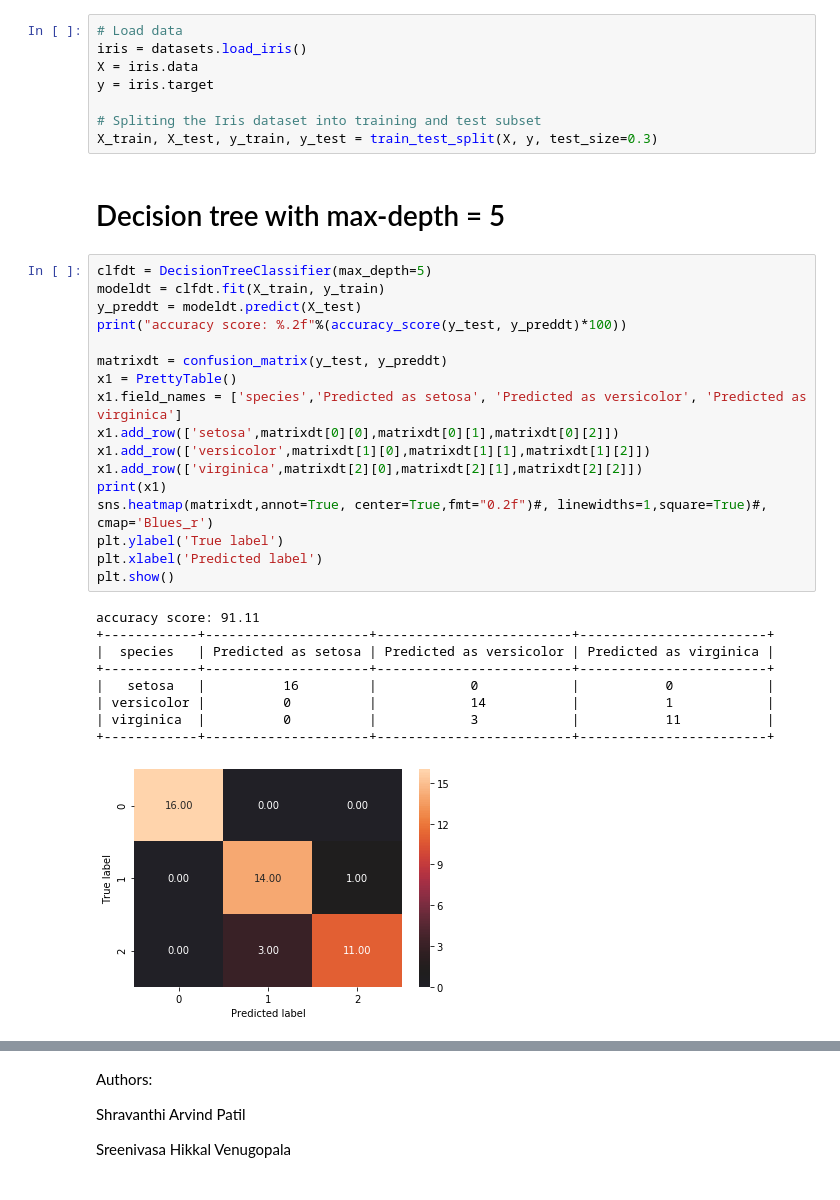
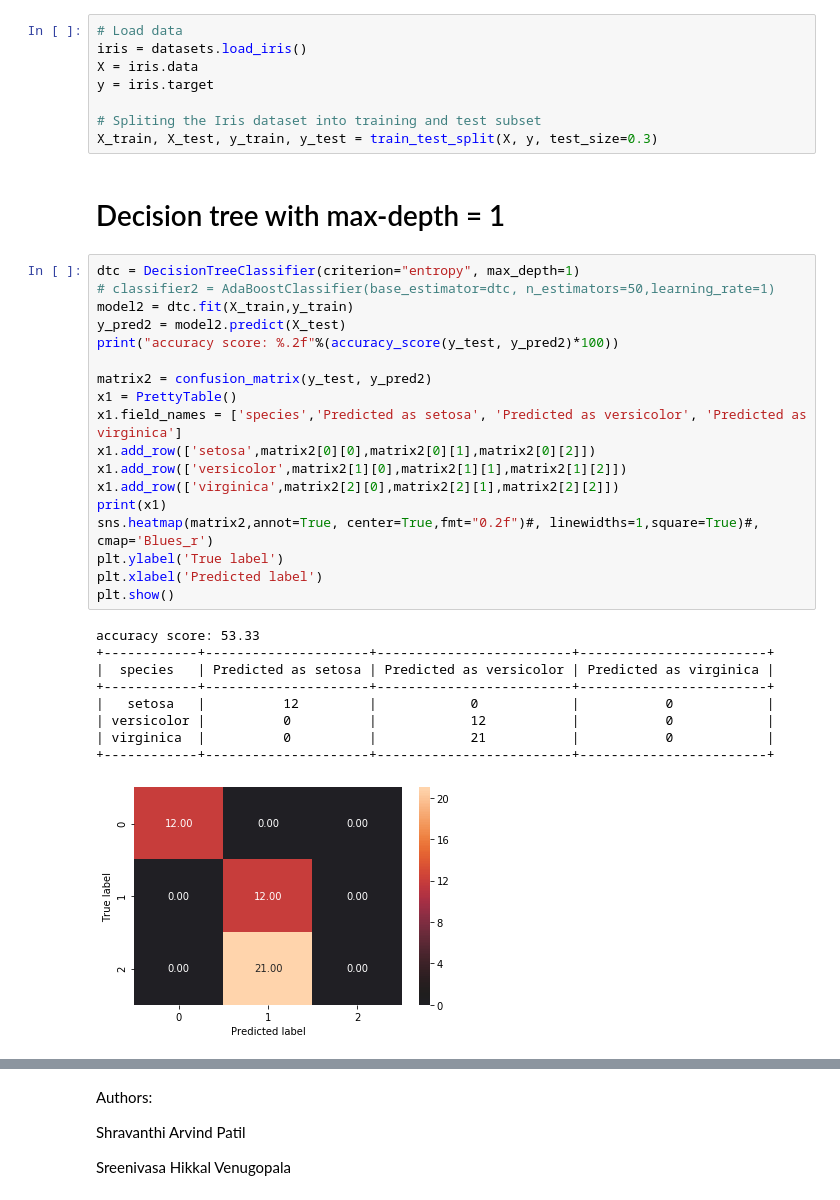
Before and after one commit to ShravanthiPatil/Machine-learning, a Jupyter notebook: ML_Homework07.ipynb, the cells around one changed output, grey strips where cells are left out. Saved outputs shown, nothing was run; the diff lists cells and outputs as text.

```diff
--- a/ML_Homework07.ipynb
+++ b/ML_Homework07.ipynb
@@ -83,31 +80,32 @@ y = iris.target
 # Spliting the Iris dataset into training and test subset
 X_train, X_test, y_train, y_test = train_test_split(X, y, test_size=0.3)
 # %% [markdown]
-# Decision tree with max-depth = 5
+# Decision tree with max-depth = 1
 # %%
-clfdt = DecisionTreeClassifier(max_depth=5)
-modeldt = clfdt.fit(X_train, y_train)
-y_preddt = modeldt.predict(X_test)
-print("accuracy score: %.2f"%(accuracy_score(y_test, y_preddt)*100))
+dtc = DecisionTreeClassifier(criterion="entropy", max_depth=1)
+# classifier2 = AdaBoostClassifier(base_estimator=dtc, n_estimators=50,learning_rate=1)
+model2 = dtc.fit(X_train,y_train)
+y_pred2 = model2.predict(X_test)
+print("accuracy score: %.2f"%(accuracy_score(y_test, y_pred2)*100))
 
-matrixdt = confusion_matrix(y_test, y_preddt)
+matrix2 = confusion_matrix(y_test, y_pred2)
 x1 = PrettyTable()
 x1.field_names = ['species','Predicted as setosa', 'Predicted as versicolor', 'Predicted as virginica']
-x1.add_row(['setosa',matrixdt[0][0],matrixdt[0][1],matrixdt[0][2]])
-x1.add_row(['versicolor',matrixdt[1][0],matrixdt[1][1],matrixdt[1][2]])
-x1.add_row(['virginica',matrixdt[2][0],matrixdt[2][1],matrixdt[2][2]])
+x1.add_row(['setosa',matrix2[0][0],matrix2[0][1],matrix2[0][2]])
+x1.add_row(['versicolor',matrix2[1][0],matrix2[1][1],matrix2[1][2]])
+x1.add_row(['virginica',matrix2[2][0],matrix2[2][1],matrix2[2][2]])
 print(x1)
-sns.heatmap(matrixdt,annot=True, center=True,fmt="0.2f")#, linewidths=1,square=True)#, cmap='Blues_r')
+sns.heatmap(matrix2,annot=True, center=True,fmt="0.2f")#, linewidths=1,square=True)#, cmap='Blues_r')
 plt.ylabel('True label')
 plt.xlabel('Predicted label')
 plt.show()
 # %% [output]
-accuracy score: 91.11
+accuracy score: 53.33
 +------------+---------------------+-------------------------+------------------------+
 |  species   | Predicted as setosa | Predicted as versicolor | Predicted as virginica |
 +------------+---------------------+-------------------------+------------------------+
-|   setosa   |          16         |            0            |           0            |
-| versicolor |          0          |            14           |           1            |
-| virginica  |          0          |            3            |           11           |
+|   setosa   |          12         |            0            |           0            |
+| versicolor |          0          |            12           |           0            |
+| virginica  |          0          |            21           |           0            |
 +------------+---------------------+-------------------------+------------------------+
-[figure, old version]
+[figure, new version]
```
Also changed, not shown: parts of 22 cells of this notebook.
